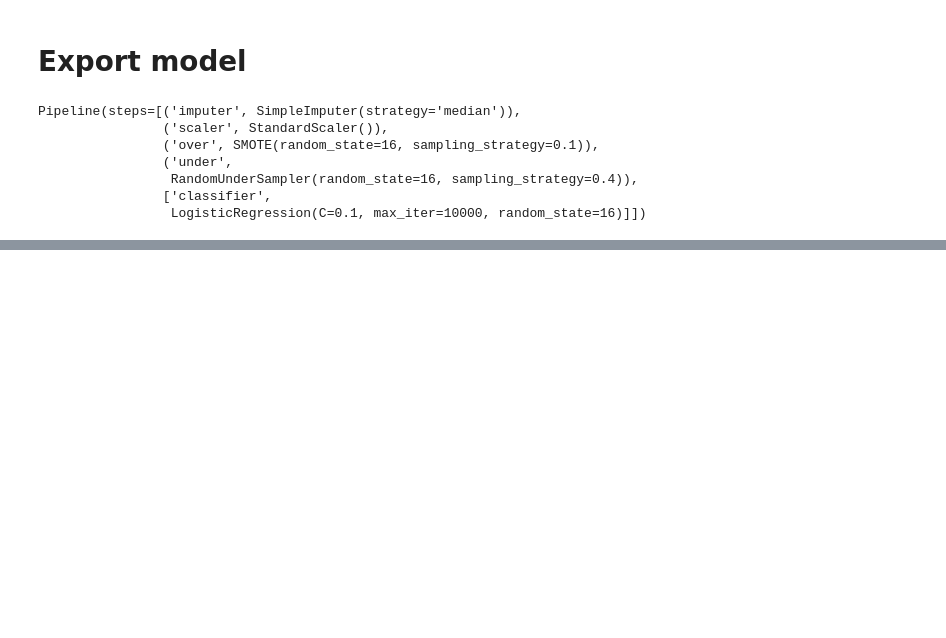
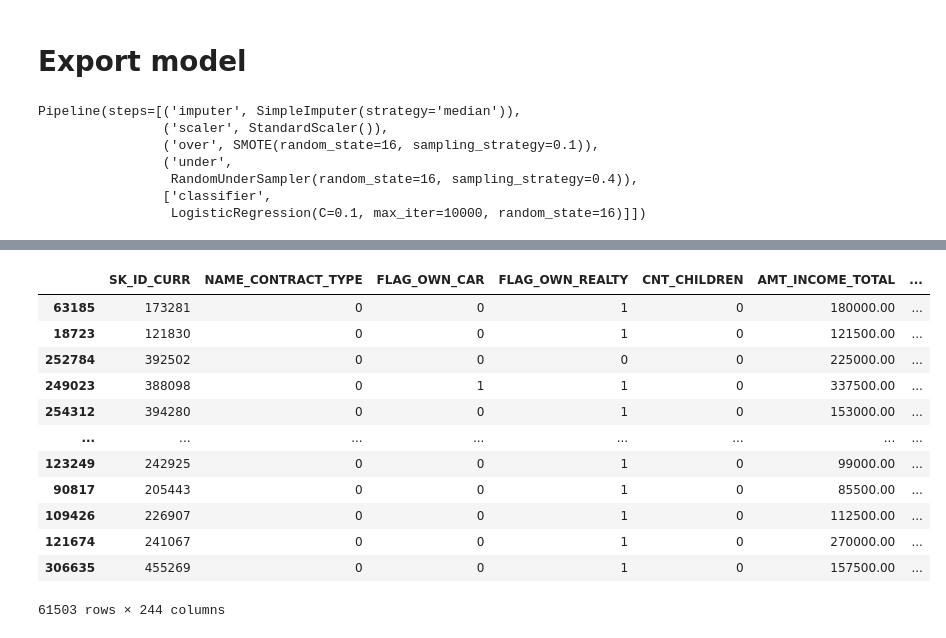
Before and after one commit to HuguesMAP/OC-P7-Impl-mentez-un-mod-le-de-scoring, a Jupyter notebook: Projet 7 - Implémentez un modèle de scoring - Modélisation.ipynb, the cells around one changed output, grey strips where cells are left out. Cells and saved outputs as stored; diff of their text form; code cells hidden in the pictures; blank space fills up the shorter version.

```diff
--- a/Projet 7 - Implémentez un modèle de scoring - Modélisation.ipynb
+++ b/Projet 7 - Implémentez un modèle de scoring - Modélisation.ipynb
@@ -1005,0 +1006,16 @@ X
+# %%
+X_test
+# %% [output]
+|  | SK_ID_CURR | NAME_CONTRACT_TYPE | FLAG_OWN_CAR | FLAG_OWN_REALTY | CNT_CHILDREN | AMT_INCOME_TOTAL | ... |
+| 63185 | 173281 | 0 | 0 | 1 | 0 | 180000.00 | ... |
+| 18723 | 121830 | 0 | 0 | 1 | 0 | 121500.00 | ... |
+| 252784 | 392502 | 0 | 0 | 0 | 0 | 225000.00 | ... |
+| 249023 | 388098 | 0 | 1 | 1 | 0 | 337500.00 | ... |
+| 254312 | 394280 | 0 | 0 | 1 | 0 | 153000.00 | ... |
+| ... | ... | ... | ... | ... | ... | ... | ... |
+| 123249 | 242925 | 0 | 0 | 1 | 0 | 99000.00 | ... |
+| 90817 | 205443 | 0 | 0 | 1 | 0 | 85500.00 | ... |
+| 109426 | 226907 | 0 | 0 | 1 | 0 | 112500.00 | ... |
+| 121674 | 241067 | 0 | 0 | 1 | 0 | 270000.00 | ... |
+| 306635 | 455269 | 0 | 0 | 1 | 0 | 157500.00 | ... |
+61503 rows × 244 columns
```
Also changed, not shown: parts of 5 cells of this notebook, 1 other file.
